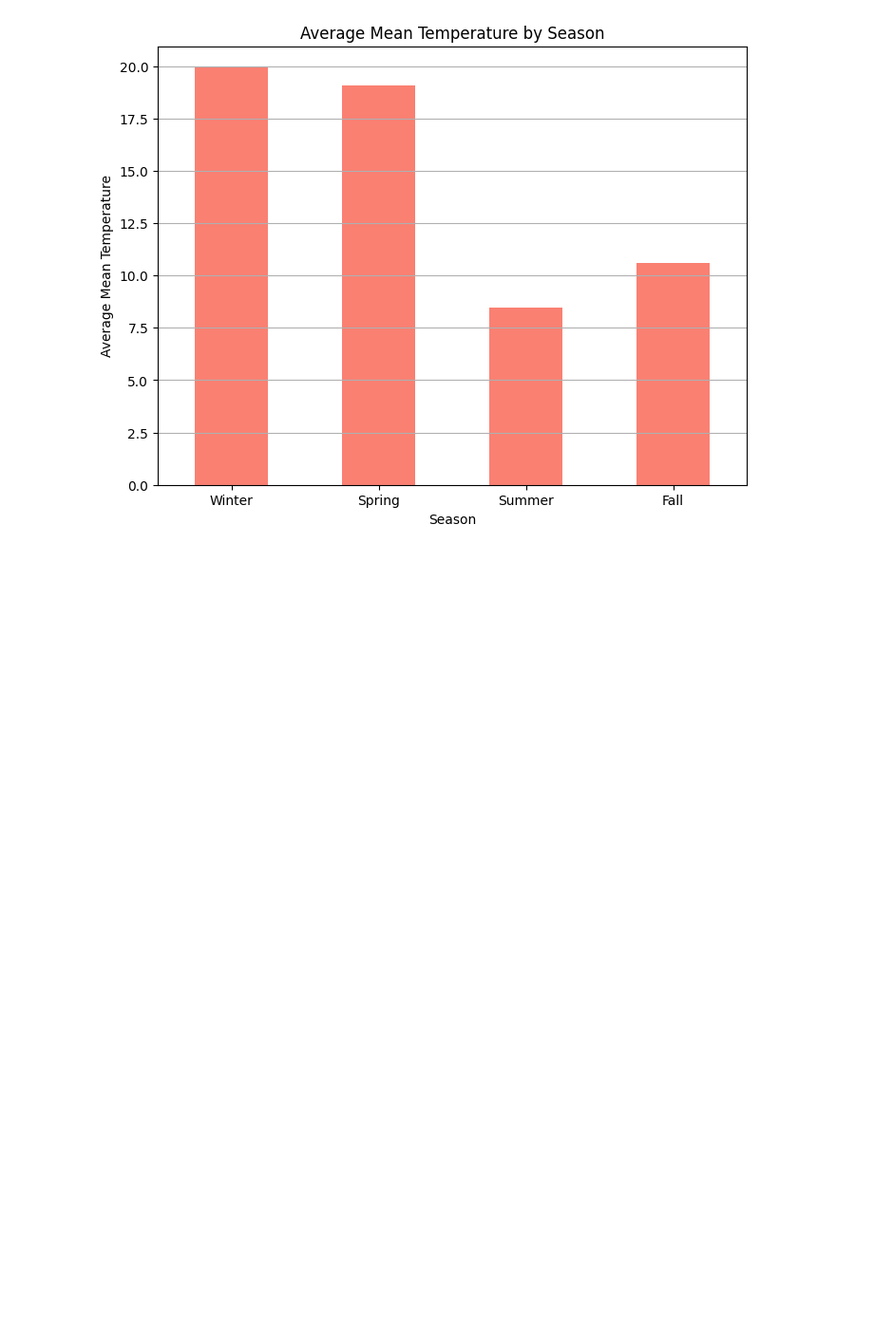
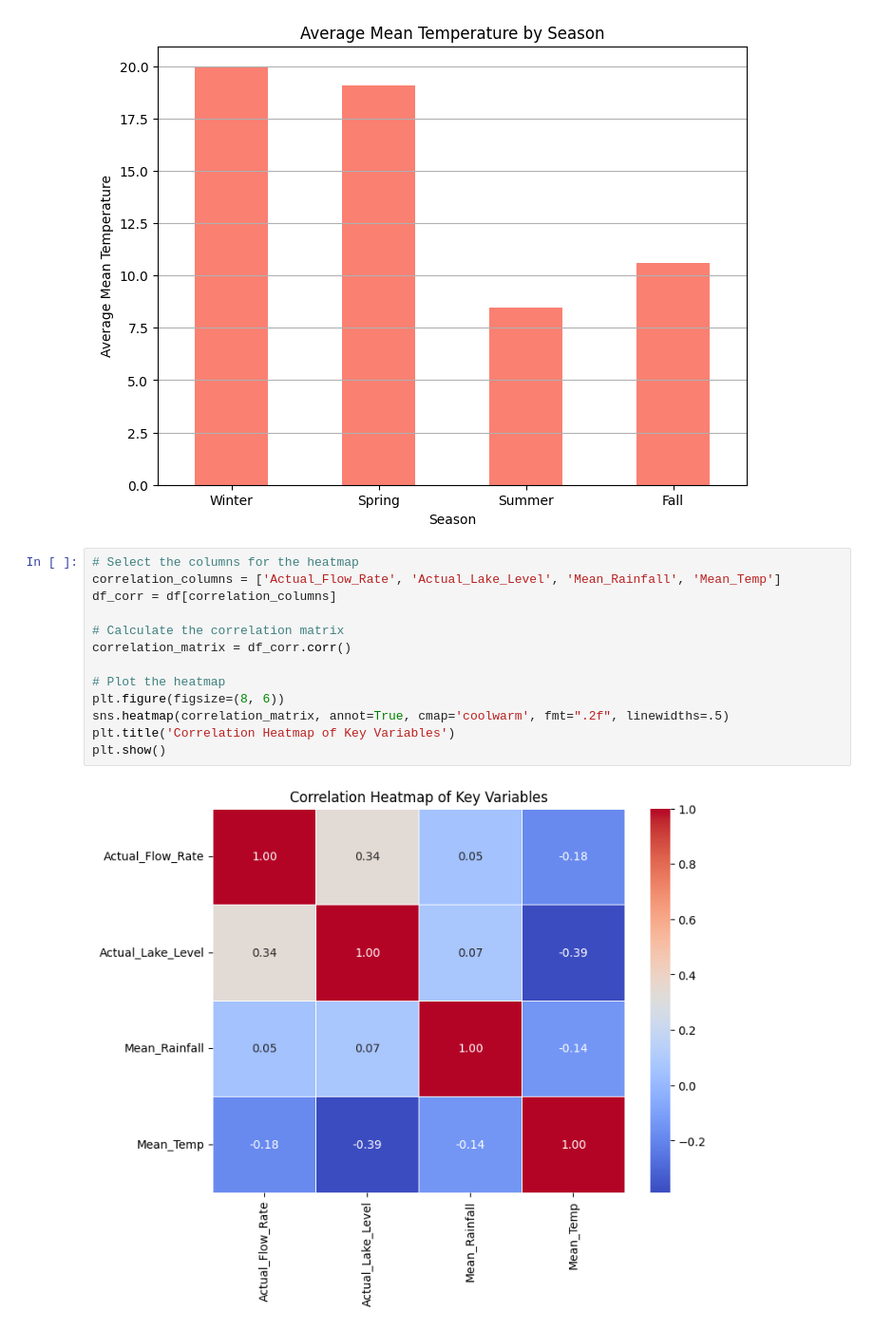
Before and after one commit to MohamamdAghaei/Acea-Smart-Water-Analytics, a Jupyter notebook: Big_Data_project_Water_Analytics.ipynb, the cells around one changed output. Shown at 95% size. Cells and saved outputs as stored; diff of their text form; blank space fills up the shorter version.

```diff
--- a/Big_Data_project_Water_Analytics.ipynb
+++ b/Big_Data_project_Water_Analytics.ipynb
@@ -341,3 +342,18 @@ plt.grid(axis='y')
 plt.show()
 # %% [output]
 [figure]
+# %%
+# Select the columns for the heatmap
+correlation_columns = ['Actual_Flow_Rate', 'Actual_Lake_Level', 'Mean_Rainfall', 'Mean_Temp']
+df_corr = df[correlation_columns]
+
+# Calculate the correlation matrix
+correlation_matrix = df_corr.corr()
+
+# Plot the heatmap
+plt.figure(figsize=(8, 6))
+sns.heatmap(correlation_matrix, annot=True, cmap='coolwarm', fmt=".2f", linewidths=.5)
+plt.title('Correlation Heatmap of Key Variables')
+plt.show()
+# %% [output]
+[figure, added]
```
Also changed, not shown: parts of 1 cell of this notebook.
